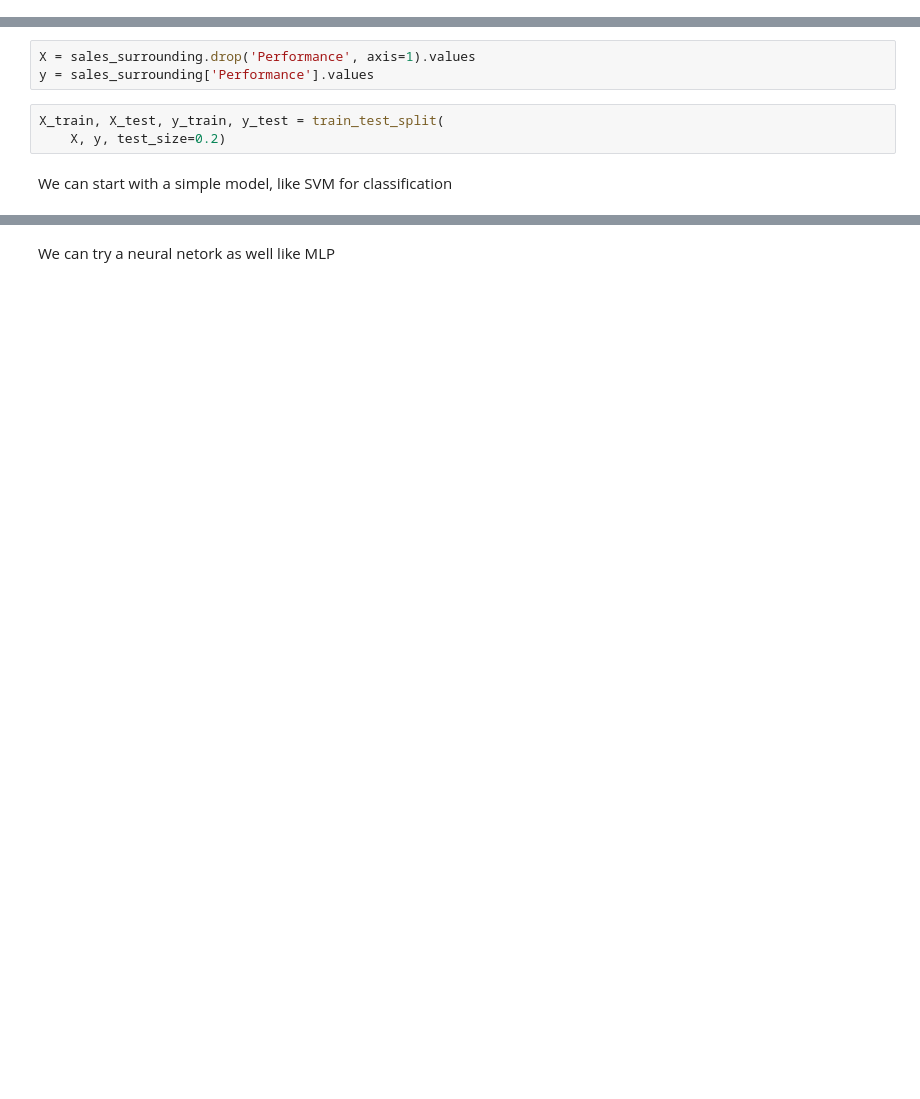
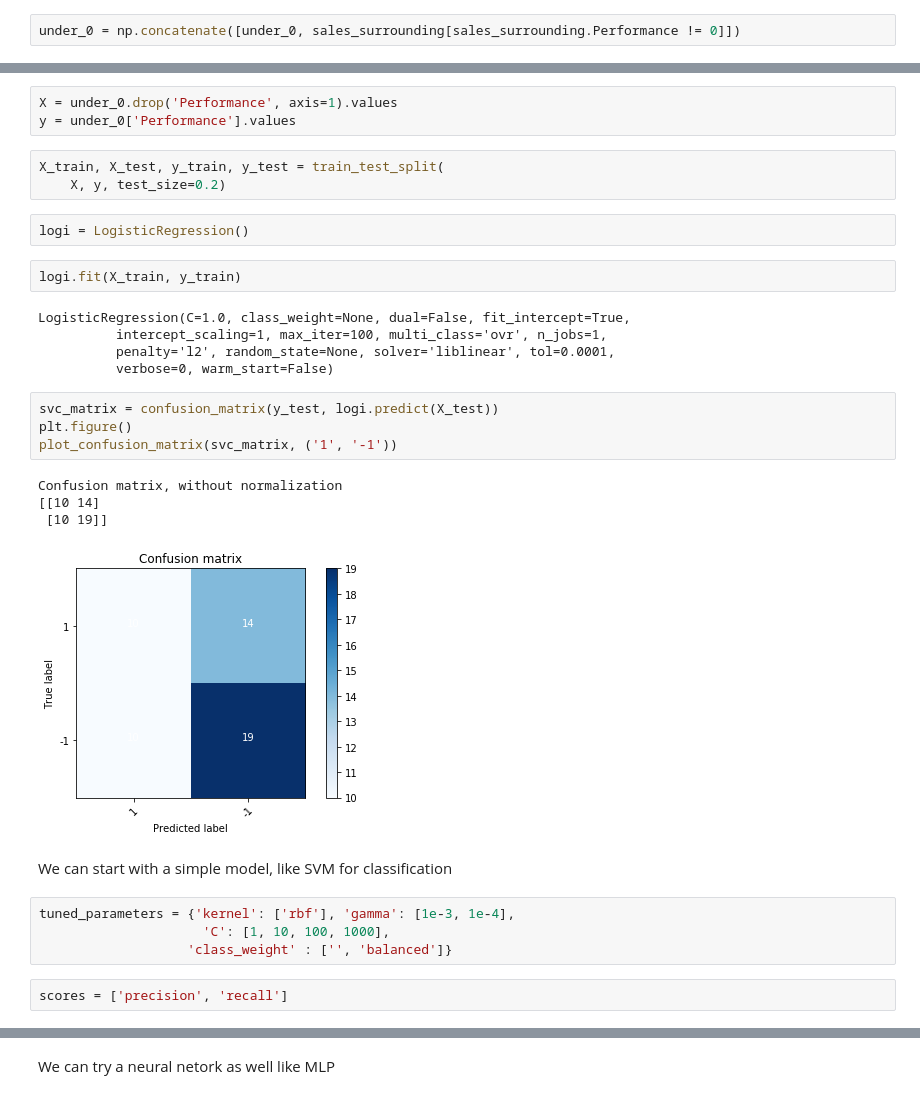
Before and after one commit to enrabre/Sales-forecast, a Jupyter notebook: pmi2.ipynb, the cells around one changed output, grey strips where cells are left out. Cells and saved outputs as stored; diff of their text form; blank space fills up the shorter version.

Commit message:
try models - feature selection - under sampling

```diff
--- a/pmi2.ipynb
+++ b/pmi2.ipynb
@@ -372,0 +420,2 @@ sales_surrounding.head()
+# %%
+under_0 = np.concatenate([under_0, sales_surrounding[sales_surrounding.Performance != 0]])
@@ -373,8 +436,32 @@ sales_surrounding.head()
 # %%
-X = sales_surrounding.drop('Performance', axis=1).values
-y = sales_surrounding['Performance'].values
+X = under_0.drop('Performance', axis=1).values
+y = under_0['Performance'].values
 # %%
 X_train, X_test, y_train, y_test = train_test_split(
     X, y, test_size=0.2)
+# %%
+logi = LogisticRegression()
+# %%
+logi.fit(X_train, y_train)
+# %% [output]
+LogisticRegression(C=1.0, class_weight=None, dual=False, fit_intercept=True,
+          intercept_scaling=1, max_iter=100, multi_class='ovr', n_jobs=1,
+          penalty='l2', random_state=None, solver='liblinear', tol=0.0001,
+          verbose=0, warm_start=False)
+# %%
+svc_matrix = confusion_matrix(y_test, logi.predict(X_test))
+plt.figure()
+plot_confusion_matrix(svc_matrix, ('1', '-1'))
+# %% [output]
+Confusion matrix, without normalization
+[[10 14]
+ [10 19]]
+[figure, added]
 # %% [markdown]
 We can start with a simple model, like SVM for classification
+# %%
+tuned_parameters = {'kernel': ['rbf'], 'gamma': [1e-3, 1e-4],
+                     'C': [1, 10, 100, 1000],
+                   'class_weight' : ['', 'balanced']}
+# %%
+scores = ['precision', 'recall']
```
Also changed, not shown: parts of 28 cells of this notebook.
